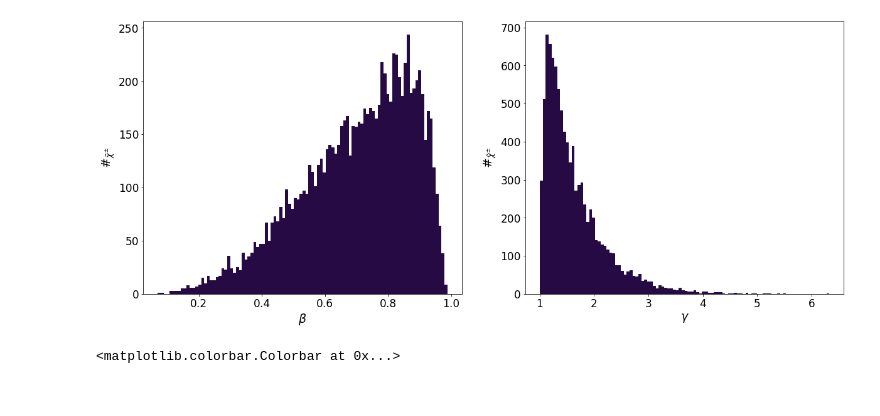
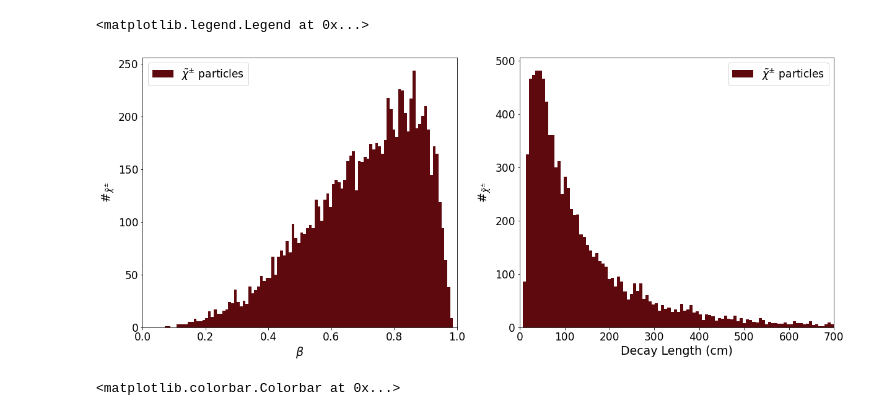
Before and after one commit to joaoboger/charginosAnalysis, a Jupyter notebook: charginosAnalysis.ipynb, the cells around one changed output. Saved outputs shown, nothing was run; the diff lists cells and outputs as text; code cells hidden in the pictures.

```diff
--- a/charginosAnalysis.ipynb
+++ b/charginosAnalysis.ipynb
@@ -45,20 +35,24 @@ trackedCharginos.head(15)
 # %%
 fig = plt.figure(figsize=(20,8))
+
 ax = fig.add_subplot(121)
-
 ax.set_xlabel(r'$\beta$')
 ax.set_ylabel(r'#$_{\tilde{\chi}^{\pm}}$')
 
-_,_,im = ax.hist(trackedCharginos['beta'], bins=100, color=cmapbins)
+ax.set_xlim(0,1)
+_,_,im = ax.hist(trackedCharginos['beta'], bins=100, color='#5e090d', label=r'$\tilde{\chi}^{\pm}$ particles')
+ax.legend()
 
 ax = fig.add_subplot(122)
-
-ax.set_xlabel(r'$\gamma$')
+ax.set_xlabel('Decay Length (cm)')
 ax.set_ylabel(r'#$_{\tilde{\chi}^{\pm}}$')
 
-_,_,im = ax.hist(trackedCharginos['gamma'], bins=100, color=cmapbins)
+ax.set_xlim(0,700)
+_,_,im = ax.hist(trackedCharginos['ctau'], bins=100, color='#5e090d', label=r'$\tilde{\chi}^{\pm}$ particles', range=[0,700])
+ax.legend()
 # %% [output]
+<matplotlib.legend.Legend at 0x...>
-[figure, old version]
+[figure, new version]
 # %%
 fig = plt.figure(figsize=(10,8))
 ax = fig.add_subplot(111)
```
Also changed, not shown: parts of 11 cells of this notebook, 13 other files.
